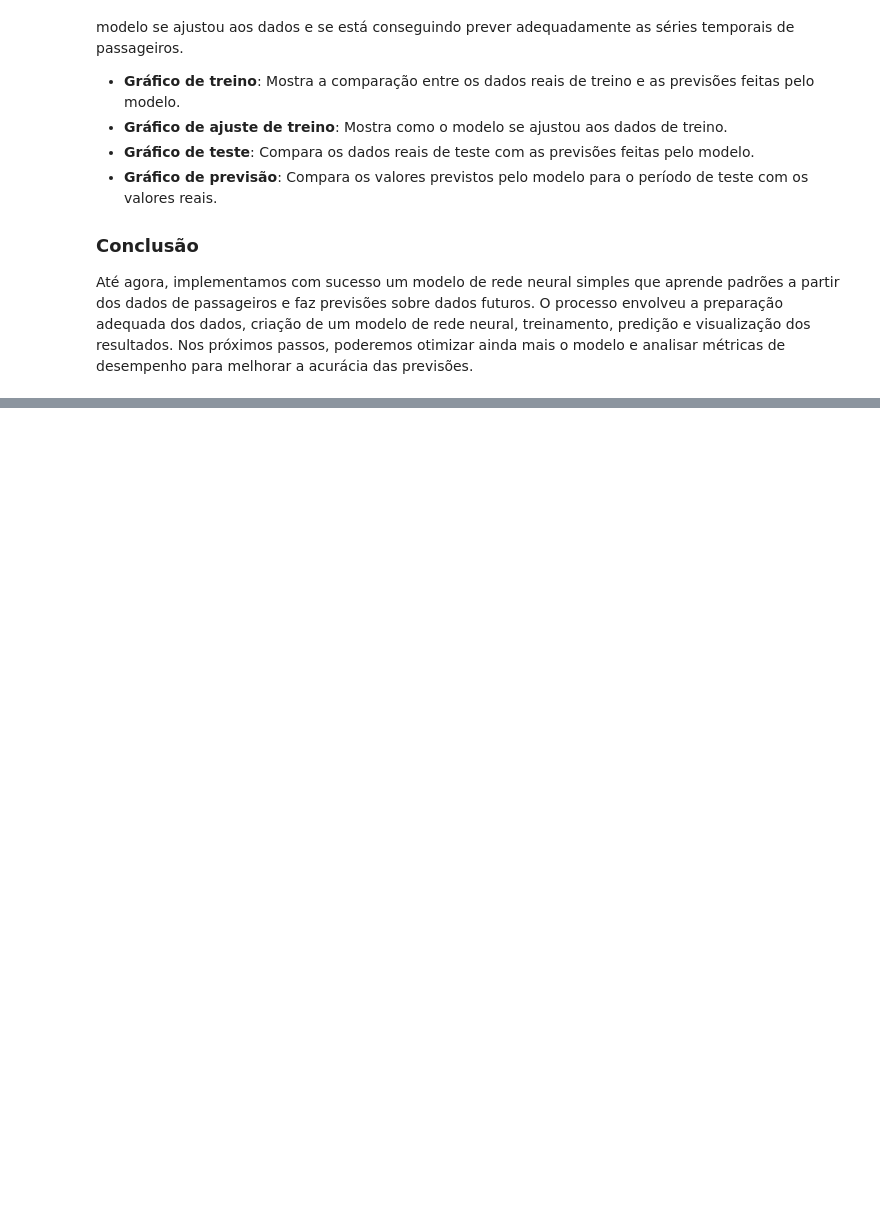
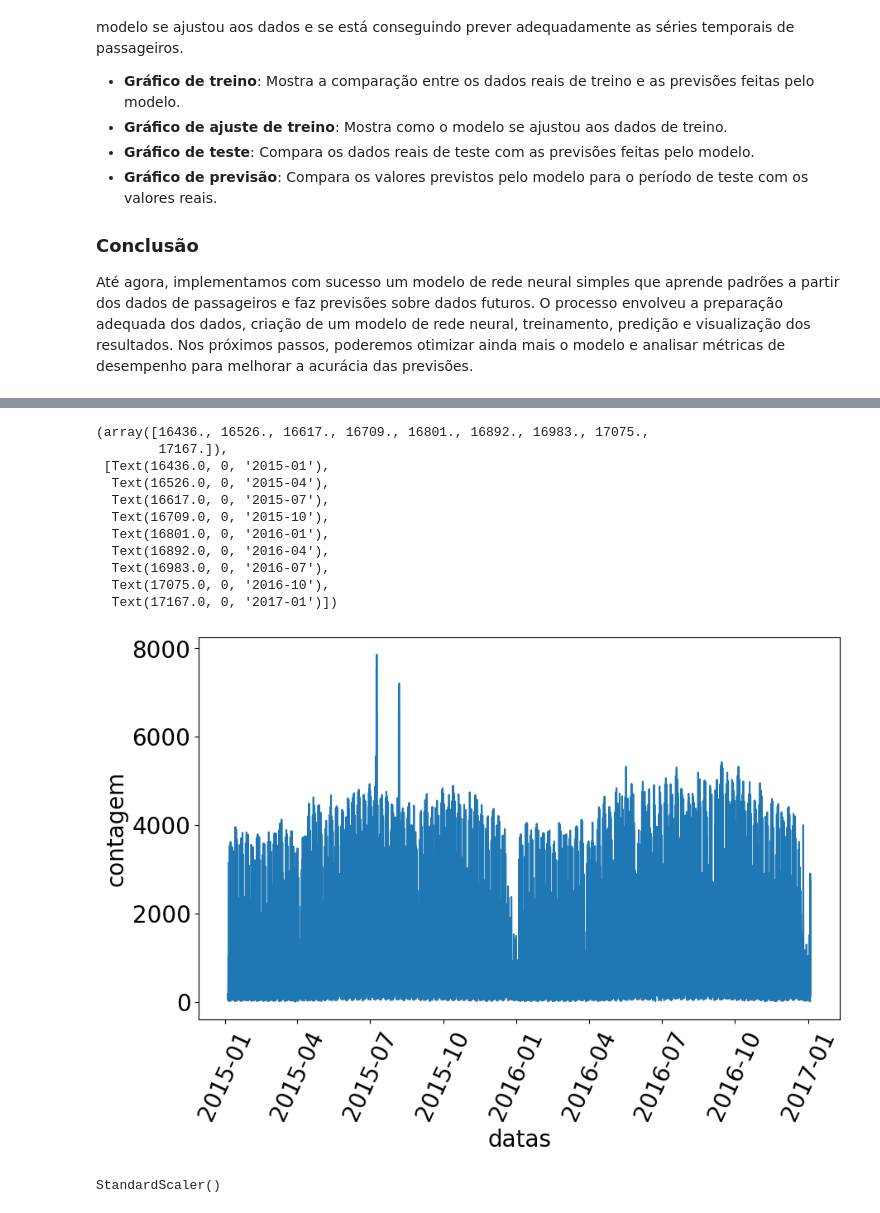
Before and after one commit to Heitorccf/Alura-Forecasting, a Jupyter notebook: exploitation.ipynb, the cells around one changed output, grey strips where cells are left out. Drawn from its saved outputs; the diff is of its cells as text; code cells hidden in the pictures; blank space fills up the shorter version.

```diff
--- a/exploitation.ipynb
+++ b/exploitation.ipynb
@@ -780,3 +780,5 @@ Por fim, plotamos gráficos comparando os valores reais e os valores previstos p
 
 ### Conclusão
 Até agora, implementamos com sucesso um modelo de rede neural simples que aprende padrões a partir dos dados de passageiros e faz previsões sobre dados futuros. O processo envolveu a preparação adequada dos dados, criação de um modelo de rede neural, treinamento, predição e visualização dos resultados. Nos próximos passos, poderemos otimizar ainda mais o modelo e analisar métricas de desempenho para melhorar a acurácia das previsões.
+# %%
+bike=pd.read_csv("raw-data/bicicletas.csv")
@@ -782,0 +794,18 @@ Até agora, implementamos com sucesso um modelo de rede neural simples que apren
+# %%
+bike["datas"] = pd.to_datetime(bike["datas"])
+# %%
+sns.lineplot(x="datas", y="contagem", data=bike)
+plt.xticks(rotation=65)
+# %% [output]
+(array([16436., 16526., 16617., 16709., 16801., 16892., 16983., 17075.,
+        17167.]),
+ [Text(16436.0, 0, '2015-01'),
+  Text(16526.0, 0, '2015-04'),
+  Text(16617.0, 0, '2015-07'),
+  Text(16709.0, 0, '2015-10'),
+  Text(16801.0, 0, '2016-01'),
+  Text(16892.0, 0, '2016-04'),
+  Text(16983.0, 0, '2016-07'),
+  Text(17075.0, 0, '2016-10'),
+  Text(17167.0, 0, '2017-01')])
+[figure, added]
@@ -782,0 +814,4 @@ Até agora, implementamos com sucesso um modelo de rede neural simples que apren
+# %%
+sc2.fit(bike["contagem"].values.reshape(-1, 1))
+# %% [output]
+StandardScaler()
```
Also changed, not shown: parts of 29 cells of this notebook, 1 other file.
